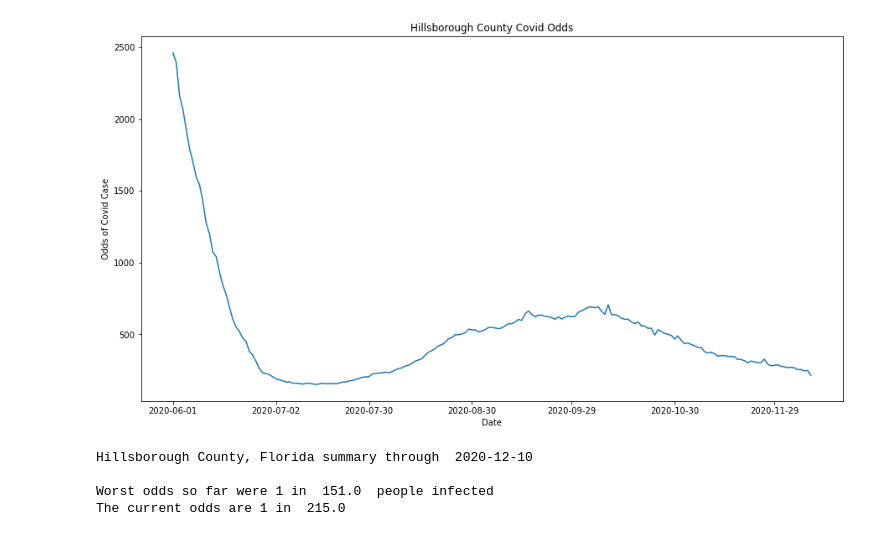
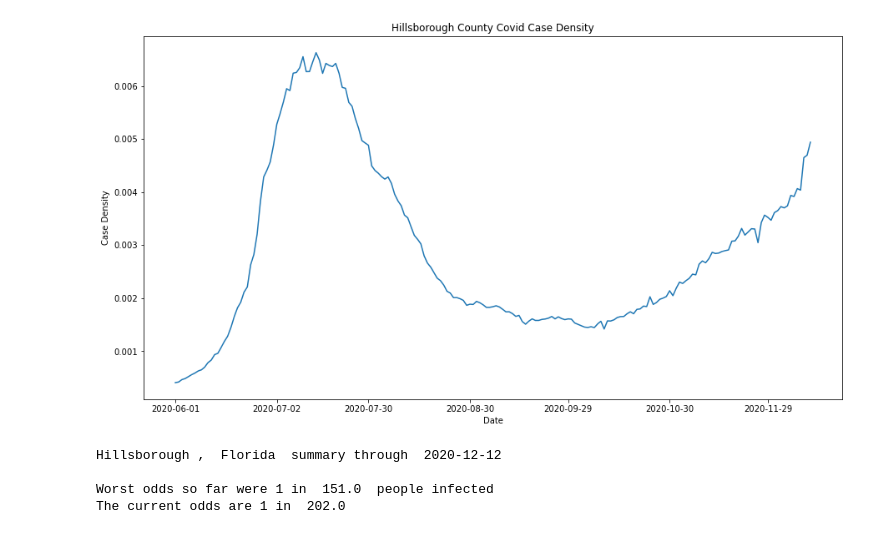
Before and after one commit to jaminotte/hillsborough_covid_odds, a Jupyter notebook: Hills County Covid Density.ipynb, the cells around one changed output. Saved outputs shown, nothing was run; the diff lists cells and outputs as text; code cells hidden in the pictures.

```diff
--- a/Hills County Covid Density.ipynb
+++ b/Hills County Covid Density.ipynb
@@ -38,14 +53,14 @@ df_hills = df_hills.assign(two_wk_case_sum = df_hills.loc[:,'real_cases'].rollin
 # %%
-# add in the population of Hillsborough County
+# add in the population of the county
 
-df_hills = df_hills.assign(pop = hillspop)
+df_county = df_county.assign(pop = county_population)
 # %%
 # create a case rate field
 
-df_hills = df_hills.assign(case_rate = df_hills['two_wk_case_sum']/df_hills['pop'])
+df_county = df_county.assign(case_rate = df_county['two_wk_case_sum']/df_county['pop'])
 # %%
 # percentages can by difficult for people to really conceptualize
 # here, a field is created to describe the odds instead i.e. 1 in every 150 people are currently infected
 
-df_hills = df_hills.assign(case_odds = (1/df_hills['case_rate']).round())
+df_county = df_county.assign(case_odds = (1/df_county['case_rate']).round())
 # %%
@@ -60,7 +75,7 @@ df_hills.tail() #how's it look?
 # %%
 # slim down the set to start 6/1 and just date and case odds fields
 
-covid_odds_plot = df_hills.iloc[67:,:].loc[:,['date','case_odds']]
+covid_odds_plot = df_county.iloc[67:,:].loc[:,['date','case_rate','case_odds']]
 # %%
 covid_odds_plot
 # %% [output]
@@ -80,36 +95,36 @@ covid_odds_plot
 # %%
 # Plot
-x = covid_odds_plot.iloc[:,0]
-y = covid_odds_plot.iloc[:,1]
+x = covid_odds_plot.loc[:,'date']
+y = covid_odds_plot.loc[:,'case_rate']
 
 fig, ax = plt.subplots(figsize=(15,8))
 ax.plot(x, y)
 
 
-ax.set(xlabel='Date', ylabel='Odds of Covid Case',
-       title='Hillsborough County Covid Odds')
+ax.set(xlabel='Date', ylabel='Case Density',
+       title= 'Hillsborough County Covid Case Density')
 
 # ax.locator_params(nbins=100, axis='x')
 # plt.locator_params(axis='x', nbins=6)
 # ax.grid()
 # ax.xaxis.set_major_locator(ticker.MaxNLocator(4))
 # ax.xaxis.set_major_locator(ticker.LinearLocator(3))
 
 years = mdates.YearLocator()   # every year
 months = mdates.MonthLocator()  # every month
 years_fmt = mdates.DateFormatter('%Y')
 
 ax.xaxis.set_major_locator(months)
 ax.xaxis.set_minor_locator(months)
 
 # datemin = np.datetime64(covid_odds_plot['date'][0], 'Y')
 # datemax = np.datetime64(data['date'][-1], 'Y') + np.timedelta64(1, 'Y')
 # ax.set_xlim(datemin, datemax)
 
 fig.savefig("test.png")
 plt.show()
 # %% [output]
-[figure, old version]
+[figure, new version]
 # %%
 # define some key statistics
 
@@ -120,12 +135,12 @@ current_odds = covid_odds_plot['case_odds'].iloc[-1]
 # %%
 # start laying out the story
 
-print('Hillsborough County, Florida summary through ',data_current_through)
+print(county,', ',state,' summary through ',data_current_through)
 print()
 print('Worst odds so far were 1 in ',worst_odds,' people infected')
 print('The current odds are 1 in ',current_odds)
 # %% [output]
-Hillsborough County, Florida summary through  2020-12-10
+Hillsborough ,  Florida  summary through  2020-12-12
 
 Worst odds so far were 1 in  151.0  people infected
-The current odds are 1 in  215.0
+The current odds are 1 in  202.0
```
Also changed, not shown: parts of 8 cells of this notebook.
